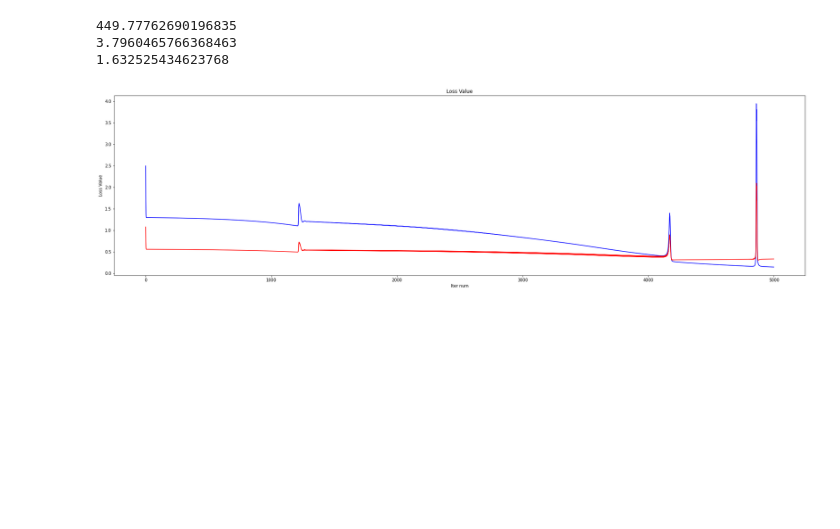
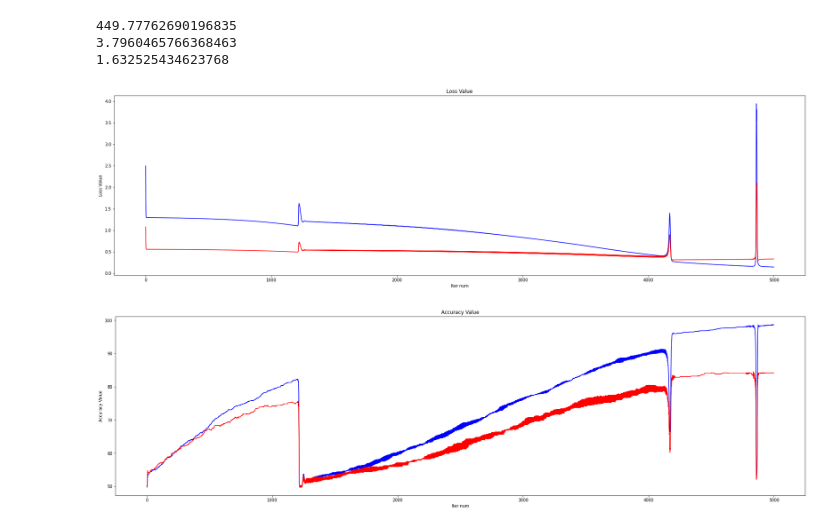
Before and after one commit to RyuJaesang/MachineLearing, a Jupyter notebook: assignment11/MachineLearningAssignment11.ipynb, the cells around one changed output. Saved outputs shown, nothing was run; the diff lists cells and outputs as text; code cells hidden in the pictures; blank space fills up the shorter version.

Commit message:
feat: plotting loss curve and accuracy curve

```diff
--- a/assignment11/MachineLearningAssignment11.ipynb
+++ b/assignment11/MachineLearningAssignment11.ipynb
@@ -283,3 +283,15 @@ plt.ylabel('Loss Value')
 plt.show()
 # %% [output]
 [figure]
+# %%
+# Visualize of Accuracy
+plt.figure(figsize=(30, 8))
+plt.plot(range(len(accuracyList)), accuracyList, c='b')
+plt.plot(range(len(testAccuracyList)), testAccuracyList, c='r')
+
+plt.title('Accuracy Value')
+plt.xlabel('Iter num')
+plt.ylabel('Accuracy Value')
+plt.show()
+# %% [output]
+[figure, added]
```
